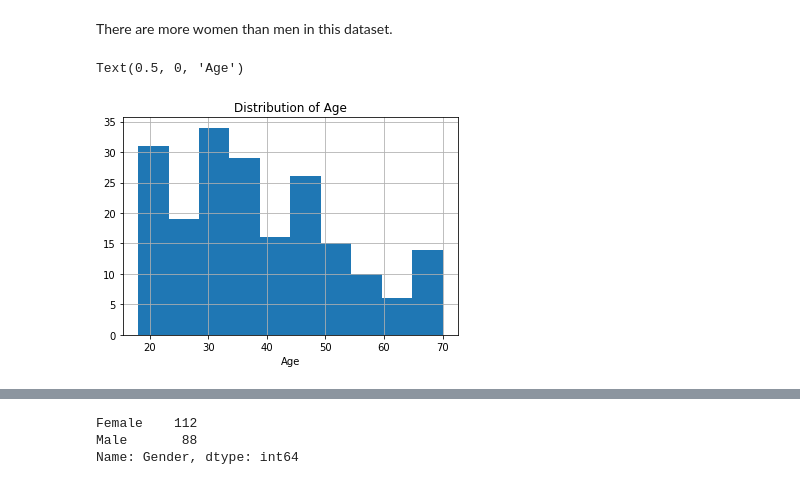
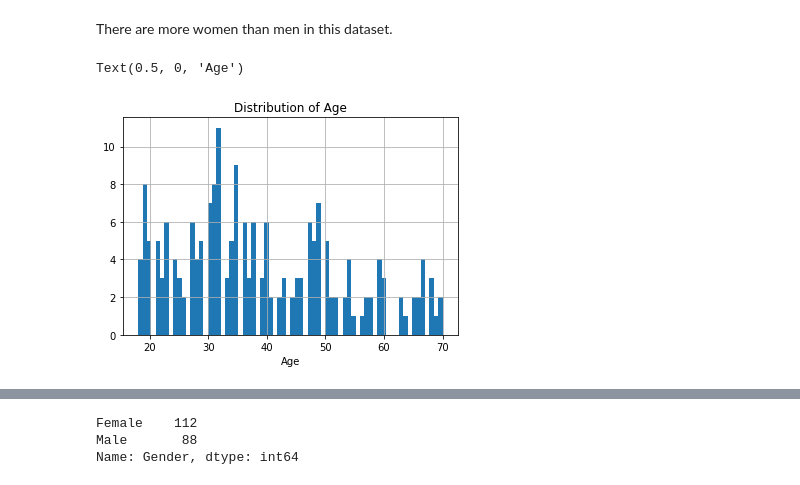
Before and after one commit to aditishraq/Exploratory-Data-Analysis, a Jupyter notebook: eda_customer.ipynb, the cells around one changed output, grey strips where cells are left out. Drawn from its saved outputs; the diff is of its cells as text; code cells hidden in the pictures.

```diff
--- a/eda_customer.ipynb
+++ b/eda_customer.ipynb
@@ -100,9 +100,9 @@ Text(0.5, 1.0, 'Distribution of Gender')
 # %% [markdown]
 There are more women than men in this dataset.
 # %%
-data.hist('Age')
+data.hist('Age',bins=70)
 plt.title('Distribution of Age')
 plt.xlabel('Age')
 # %% [output]
 Text(0.5, 0, 'Age')
-[figure, old version]
+[figure, new version]
```
Also changed, not shown: parts of 6 cells of this notebook.
